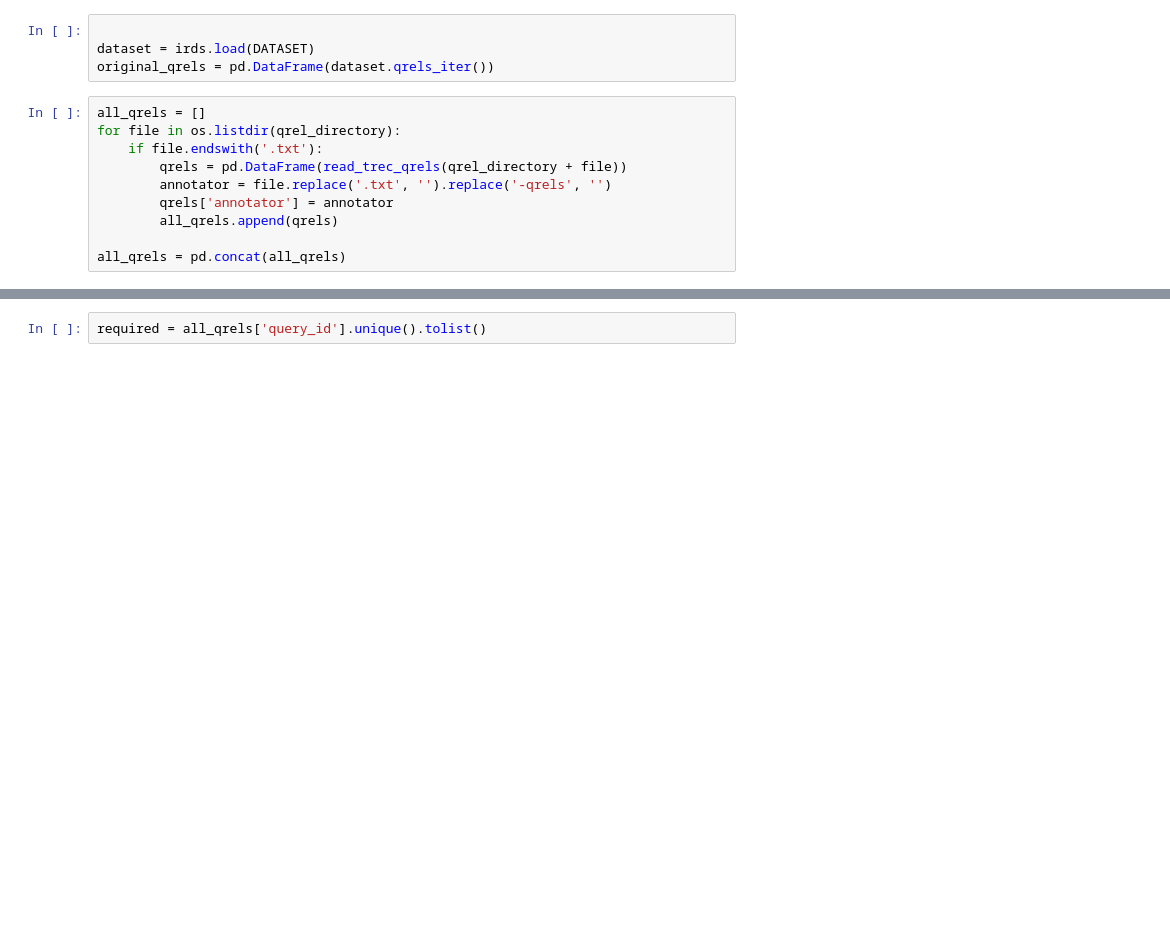
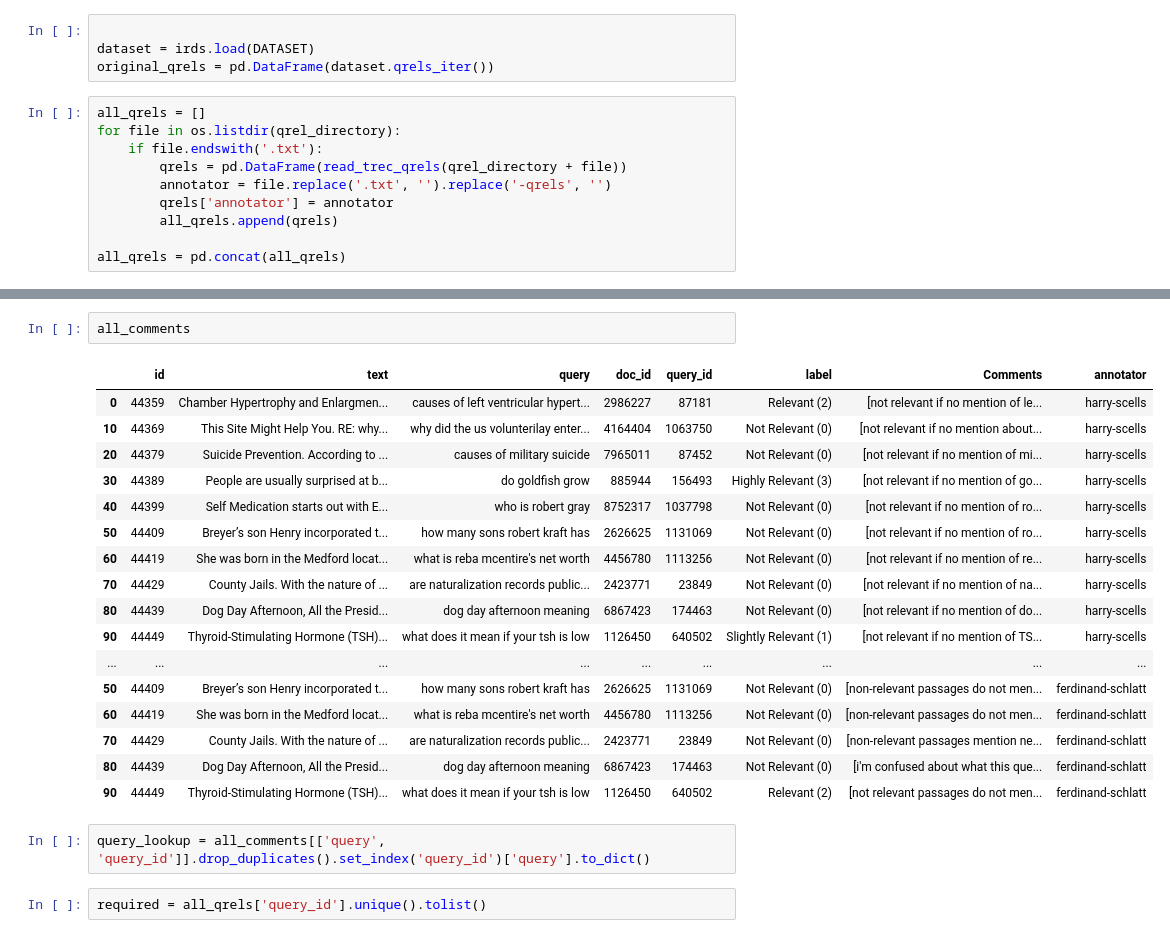
Before and after one commit to Parry-Parry/sigir25-annotation, a Jupyter notebook: analysis/annotator.ipynb, the cells around one changed output, grey strips where cells are left out. Saved outputs shown, nothing was run; the diff lists cells and outputs as text; blank space fills up the shorter version.

```diff
--- a/analysis/annotator.ipynb
+++ b/analysis/annotator.ipynb
@@ -34,3 +48,25 @@ all_qrels = pd.concat(all_qrels)
+# %%
+all_comments
+# %% [output]
+|  | id | text | query | doc_id | query_id | label | Comments | annotator |
+| 0 | 44359 | Chamber Hypertrophy and Enlargmen... | causes of left ventricular hypert... | 2986227 | 87181 | Relevant (2) | [not relevant if no mention of le... | harry-scells |
+| 10 | 44369 | This Site Might Help You. RE: why... | why did the us volunterilay enter... | 4164404 | 1063750 | Not Relevant (0) | [not relevant if no mention about... | harry-scells |
+| 20 | 44379 | Suicide Prevention. According to ... | causes of military suicide | 7965011 | 87452 | Not Relevant (0) | [not relevant if no mention of mi... | harry-scells |
+| 30 | 44389 | People are usually surprised at b... | do goldfish grow | 885944 | 156493 | Highly Relevant (3) | [not relevant if no mention of go... | harry-scells |
+| 40 | 44399 | Self Medication starts out with E... | who is robert gray | 8752317 | 1037798 | Not Relevant (0) | [not relevant if no mention of ro... | harry-scells |
+| 50 | 44409 | Breyer’s son Henry incorporated t... | how many sons robert kraft has | 2626625 | 1131069 | Not Relevant (0) | [not relevant if no mention of ro... | harry-scells |
+| 60 | 44419 | She was born in the Medford locat... | what is reba mcentire's net worth | 4456780 | 1113256 | Not Relevant (0) | [not relevant if no mention of re... | harry-scells |
+| 70 | 44429 | County Jails. With the nature of ... | are naturalization records public... | 2423771 | 23849 | Not Relevant (0) | [not relevant if no mention of na... | harry-scells |
+| 80 | 44439 | Dog Day Afternoon, All the Presid... | dog day afternoon meaning | 6867423 | 174463 | Not Relevant (0) | [not relevant if no mention of do... | harry-scells |
+| 90 | 44449 | Thyroid-Stimulating Hormone (TSH)... | what does it mean if your tsh is low | 1126450 | 640502 | Slightly Relevant (1) | [not relevant if no mention of TS... | harry-scells |
+| ... | ... | ... | ... | ... | ... | ... | ... | ... |
+| 50 | 44409 | Breyer’s son Henry incorporated t... | how many sons robert kraft has | 2626625 | 1131069 | Not Relevant (0) | [non-relevant passages do not men... | ferdinand-schlatt |
+| 60 | 44419 | She was born in the Medford locat... | what is reba mcentire's net worth | 4456780 | 1113256 | Not Relevant (0) | [non-relevant passages do not men... | ferdinand-schlatt |
+| 70 | 44429 | County Jails. With the nature of ... | are naturalization records public... | 2423771 | 23849 | Not Relevant (0) | [non-relevant passages mention ne... | ferdinand-schlatt |
+| 80 | 44439 | Dog Day Afternoon, All the Presid... | dog day afternoon meaning | 6867423 | 174463 | Not Relevant (0) | [i'm confused about what this que... | ferdinand-schlatt |
+| 90 | 44449 | Thyroid-Stimulating Hormone (TSH)... | what does it mean if your tsh is low | 1126450 | 640502 | Relevant (2) | [not relevant passages do not men... | ferdinand-schlatt |
+# %%
+query_lookup = all_comments[['query', 'query_id']].drop_duplicates().set_index('query_id')['query'].to_dict()
 # %%
 required = all_qrels['query_id'].unique().tolist()
 # %% [markdown]
```
Also changed, not shown: parts of 18 cells of this notebook, 10 other files.
